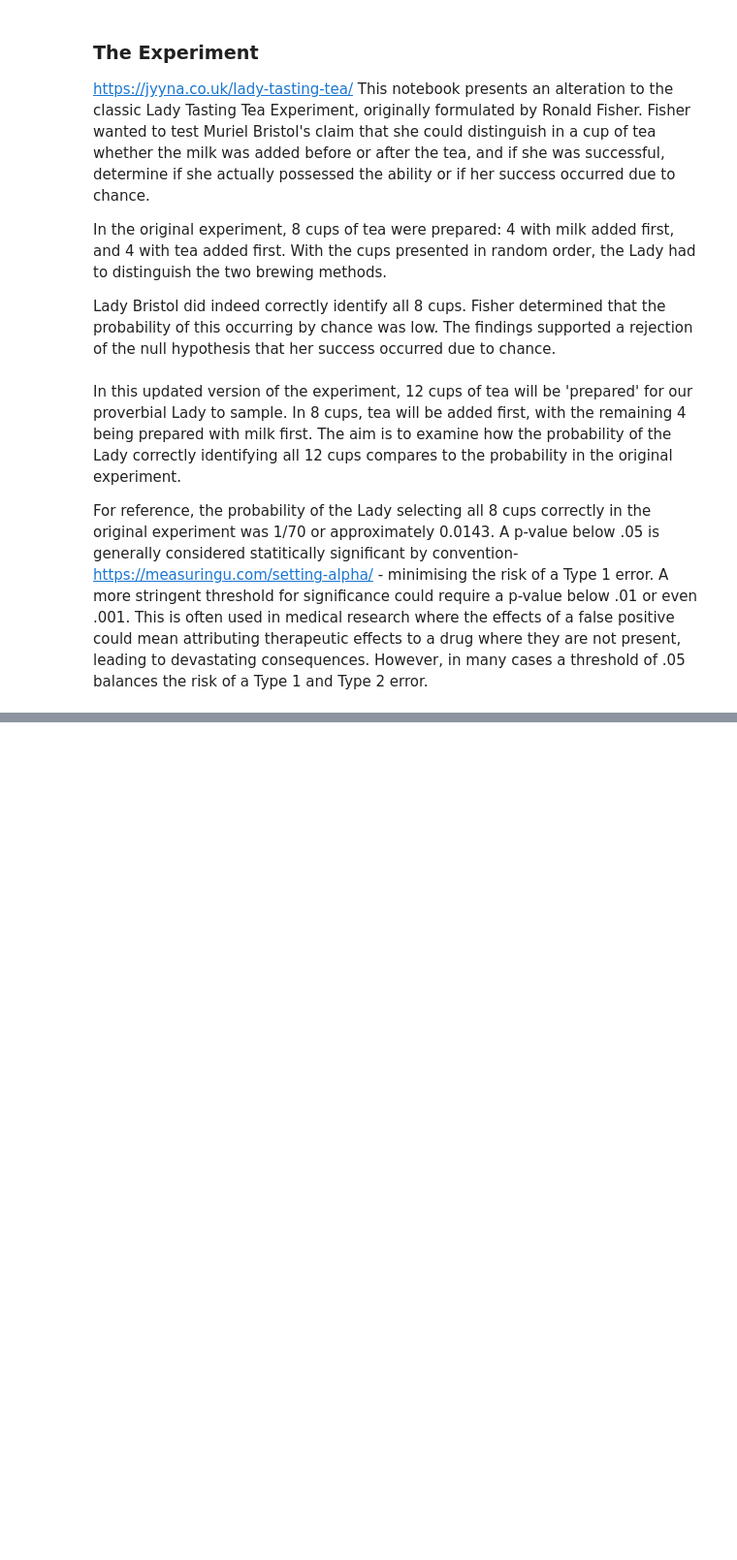
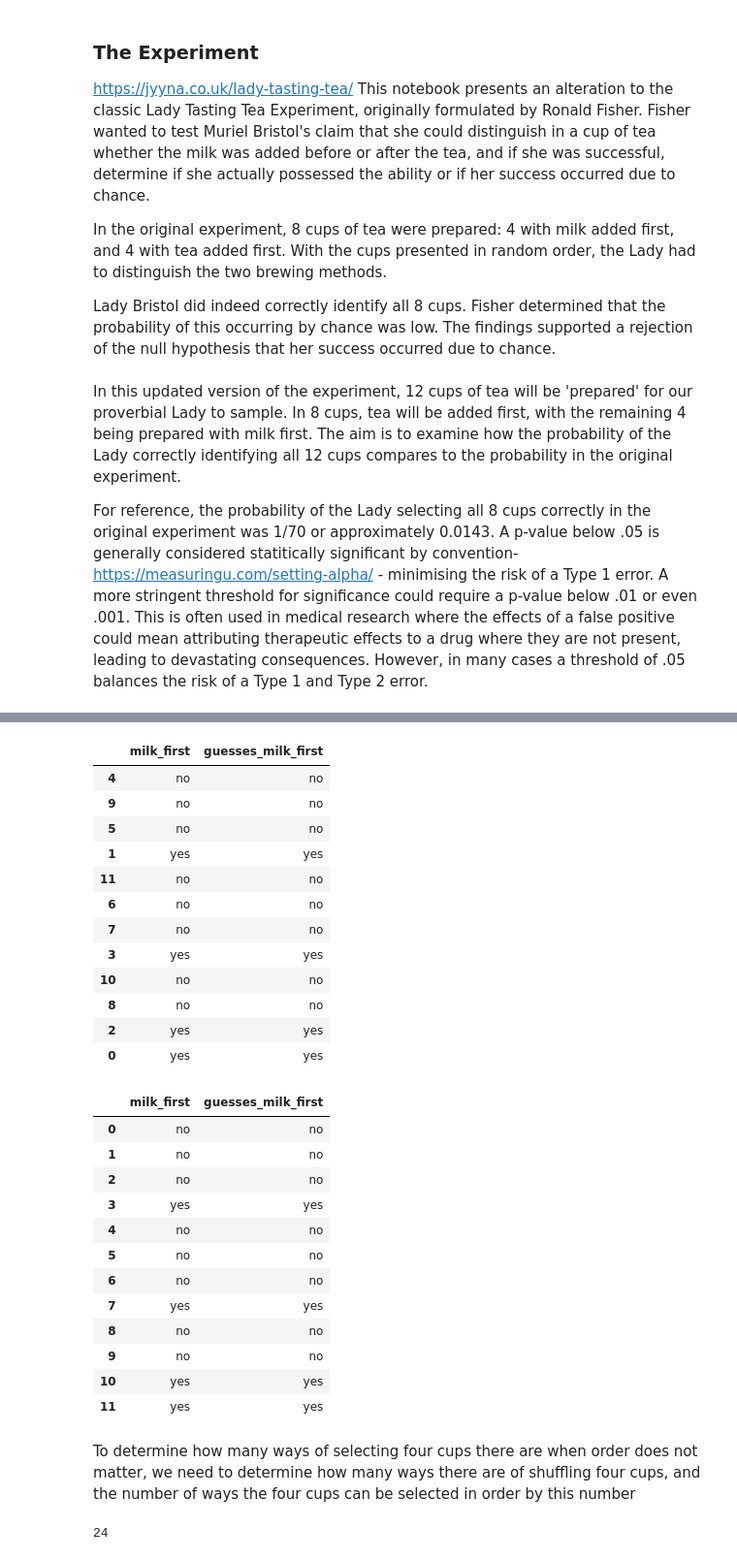
Before and after one commit to NiallRussell/Applied-Statistics, a Jupyter notebook: problems.ipynb, the cells around one changed output, grey strips where cells are left out. Shown: that part at 97% size. Saved outputs shown, nothing was run; the diff lists cells and outputs as text; code cells hidden in the pictures; blank space fills up the shorter version.

```diff
--- a/problems.ipynb
+++ b/problems.ipynb
@@ -87,0 +104,40 @@ ways
+# %%
+display(tea_df_ordered)
+display(tea_df_unordered)
+# %% [output]
+|  | milk_first | guesses_milk_first |
+| 4 | no | no |
+| 9 | no | no |
+| 5 | no | no |
+| 1 | yes | yes |
+| 11 | no | no |
+| 6 | no | no |
+| 7 | no | no |
+| 3 | yes | yes |
+| 10 | no | no |
+| 8 | no | no |
+| 2 | yes | yes |
+| 0 | yes | yes |
+|  | milk_first | guesses_milk_first |
+| 0 | no | no |
+| 1 | no | no |
+| 2 | no | no |
+| 3 | yes | yes |
+| 4 | no | no |
+| 5 | no | no |
+| 6 | no | no |
+| 7 | yes | yes |
+| 8 | no | no |
+| 9 | no | no |
+| 10 | yes | yes |
+| 11 | yes | yes |
+# %% [markdown]
+To determine how many ways of selecting four cups there are when order does not matter, we need to determine how many ways there are of shuffling four cups, and the number of ways the four cups can be selected in order by this number
+# %%
+# No of ways of shuffling four cups
+no_shuffles = 4 * 3 * 2 * 1
+
+# Show
+no_shuffles
+# %% [output]
+24
```
Also changed, not shown: parts of 13 cells of this notebook.
